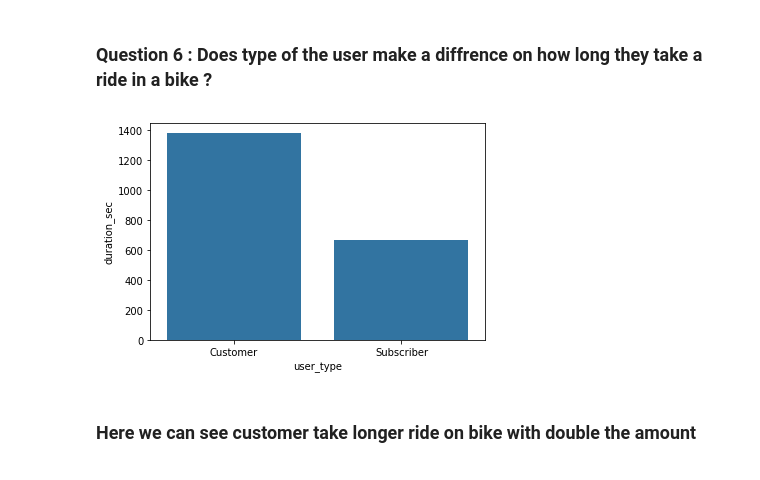
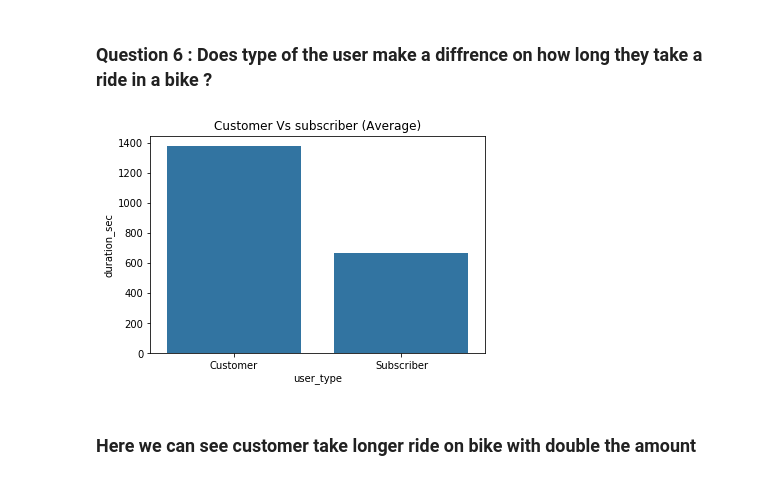
Before and after one commit to ZeadAlkhonein/FordGoBikeAnalysis, a Jupyter notebook: FordGoBikeAnalysis.ipynb, the cells around one changed output. Drawn from its saved outputs; the diff is of its cells as text; code cells hidden in the pictures.

```diff
--- a/FordGoBikeAnalysis.ipynb
+++ b/FordGoBikeAnalysis.ipynb
@@ -357,10 +383,12 @@ type_user = df.groupby('user_type').mean().reset_index()
 # %% [markdown]
 ### Question 6 : Does type of the user make a diffrence on how long they take a ride in a bike ?
 # %%
+#plot customer vs subscriber mean
 sns.barplot(data=type_user,x='user_type',y='duration_sec',color=color)
+plt.title('Customer Vs subscriber (Average)')
 plt.show()
 # %% [output]
-[figure, old version]
+[figure, new version]
 # %% [markdown]
 ### Here we can see customer take longer ride on bike with double the amount
 # %%
```
Also changed, not shown: parts of 41 cells of this notebook, 2 other files.
